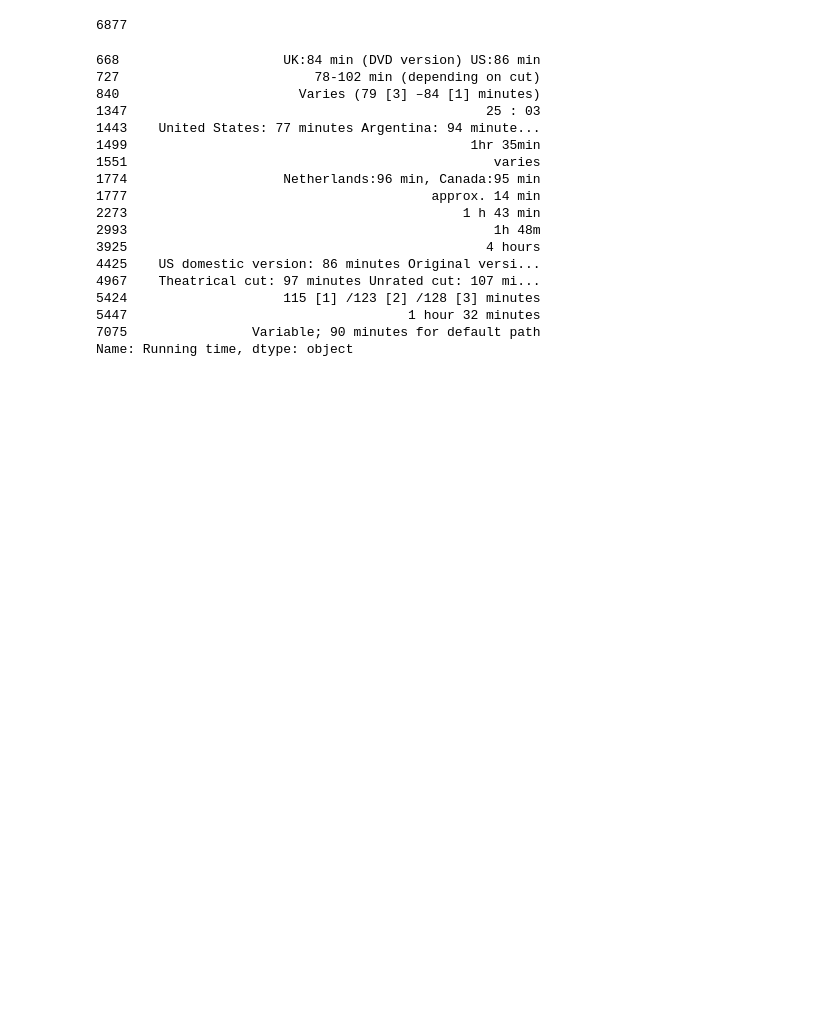
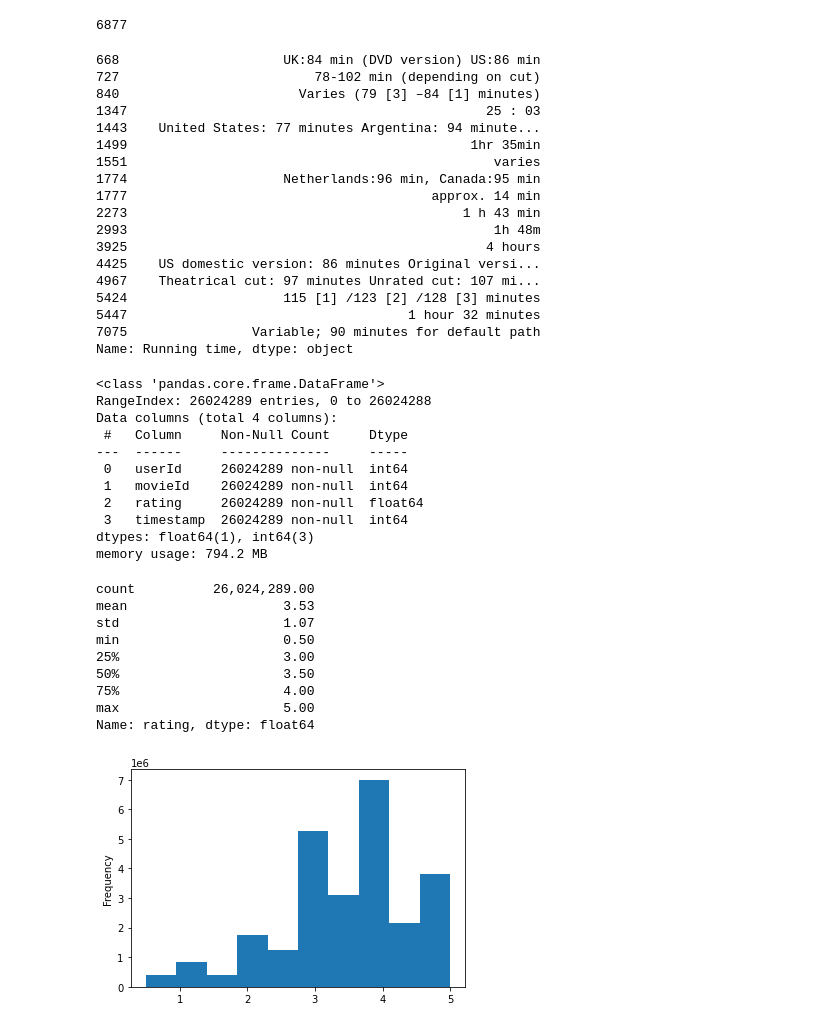
Before and after one commit to Jamesrx33/Movies-ETL, a Jupyter notebook: Movies-ETL.ipynb, the cells around one changed output. Cells and saved outputs as stored; diff of their text form; code cells hidden in the pictures; blank space fills up the shorter version.

```diff
--- a/Movies-ETL.ipynb
+++ b/Movies-ETL.ipynb
@@ -519,3 +519,70 @@ running_time_extract = running_time.str.extract(r'(\d+)\s*ho?u?r?s?\s*(\d*)|(\d+
 running_time_extract = running_time_extract.apply(lambda col: pd.to_numeric(col, errors='coerce')).fillna(0)
 wiki_movies_df['running_time'] = running_time_extract.apply(lambda row: row[0]*60 + row[1] if row[2] == 0 else row[2], axis=1)
 wiki_movies_df.drop('Running time', axis=1, inplace=True)
+# %%
+import pandas as pd
+
+file_dir = '../Data/'
+kaggle_metadata = pd.read_csv(f'{file_dir}movies_metadata.csv', low_memory=False)
+ratings = pd.read_csv(f'{file_dir}ratings.csv')
+
+kaggle_metadata.head()
+
+ratings.head()
+
+ratings.sample(n=6)
+
+kaggle_metadata.sample(n=15)
+
+kaggle_metadata.dtypes
+
+kaggle_metadata['video']
+
+kaggle_metadata['adult'].value_counts()
+
+kaggle_metadata[~kaggle_metadata['adult'].isin(['True','False'])]
+
+kaggle_metadata = kaggle_metadata[kaggle_metadata['adult'] == 'False'].drop('adult',axis='columns')
+
+kaggle_metadata['video'].value_counts()
+
+kaggle_metadata['video'] == 'True'
+kaggle_metadata['video'] = kaggle_metadata['video'] == 'True'
+
+kaggle_metadata['budget'] = kaggle_metadata['budget'].astype(int)
+kaggle_metadata['id'] = pd.to_numeric(kaggle_metadata['id'], errors='raise')
+kaggle_metadata['popularity'] = pd.to_numeric(kaggle_metadata['popularity'], errors='raise')
+
+kaggle_metadata['release_date'] = pd.to_datetime(kaggle_metadata['release_date'])
+
+ratings.info(null_counts=True)
+
+pd.to_datetime(ratings['timestamp'], unit='s')
+
+ratings['timestamp'] = pd.to_datetime(ratings['timestamp'], unit='s')
+
+pd.options.display.float_format = '{:20,.2f}'.format
+ratings['rating'].plot(kind='hist')
+ratings['rating'].describe()
+# %% [output]
+<class 'pandas.core.frame.DataFrame'>
+RangeIndex: 26024289 entries, 0 to 26024288
+Data columns (total 4 columns):
+ #   Column     Non-Null Count     Dtype
+---  ------     --------------     -----
+ 0   userId     26024289 non-null  int64
+ 1   movieId    26024289 non-null  int64
+ 2   rating     26024289 non-null  float64
+ 3   timestamp  26024289 non-null  int64
+dtypes: float64(1), int64(3)
+memory usage: 794.2 MB
+count          26,024,289.00
+mean                    3.53
+std                     1.07
+min                     0.50
+25%                     3.00
+50%                     3.50
+75%                     4.00
+max                     5.00
+Name: rating, dtype: float64
+[figure, added]
```
Also changed, not shown: parts of 23 cells of this notebook.
